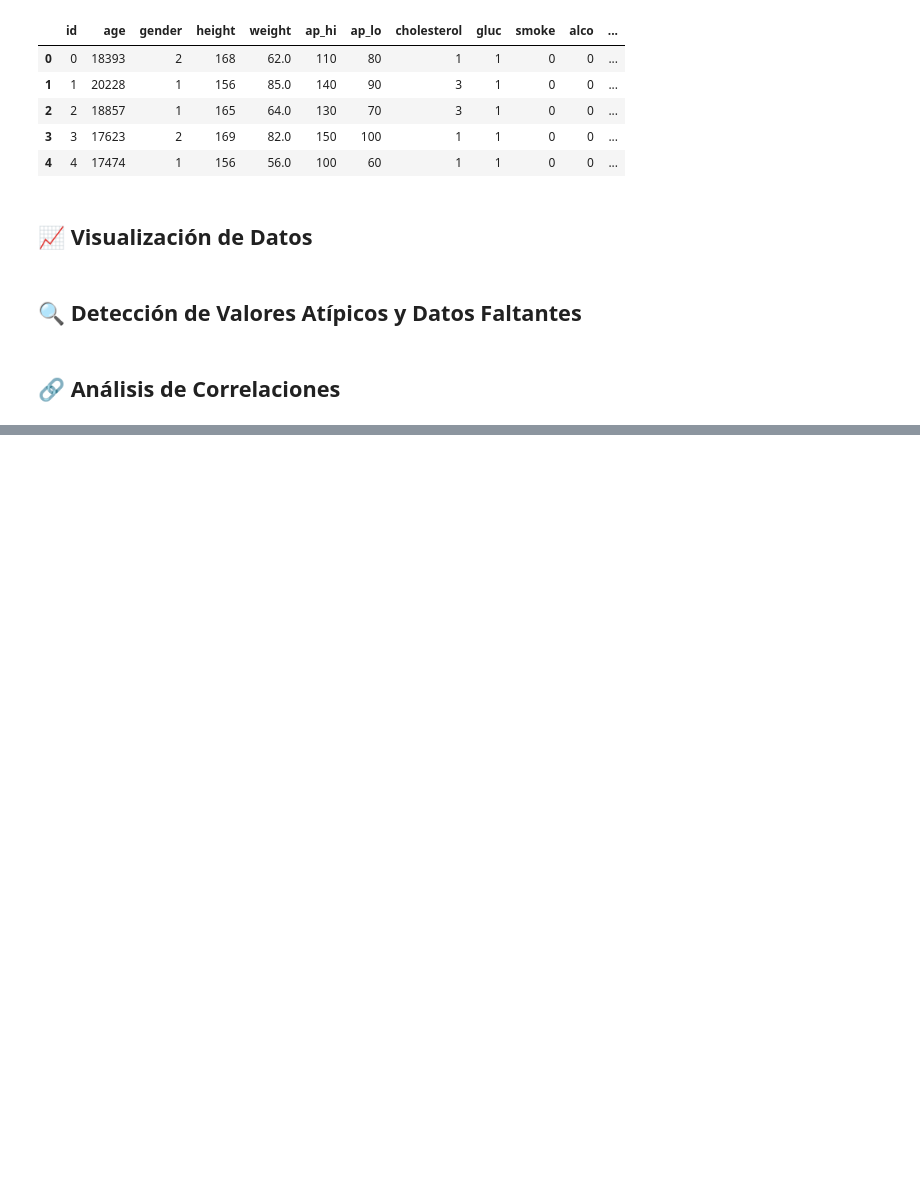
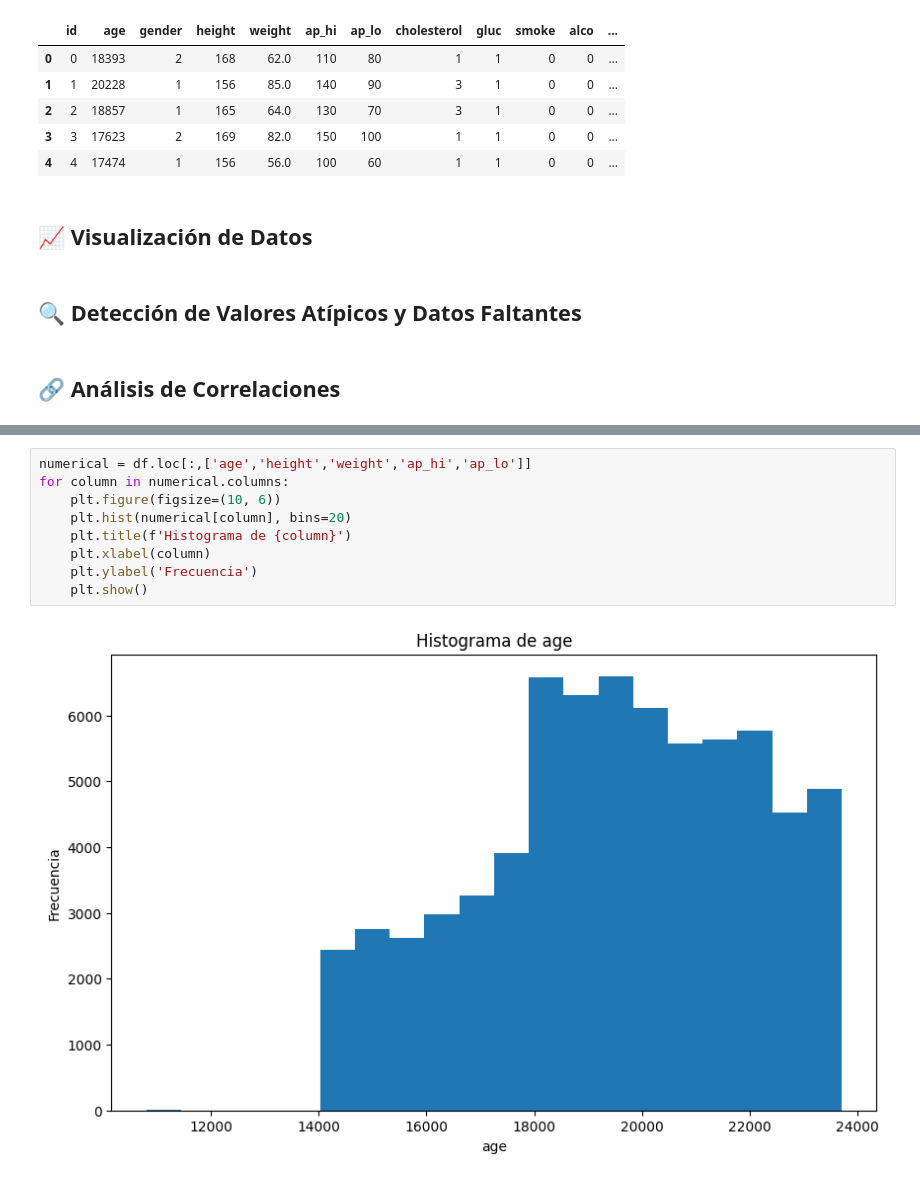
Before and after one commit to caroldvarela/ETL-1, a Jupyter notebook: notebooks/002_EDA.ipynb, the cells around one changed output, grey strips where cells are left out. Cells and saved outputs as stored; diff of their text form; blank space fills up the shorter version.

```diff
--- a/notebooks/002_EDA.ipynb
+++ b/notebooks/002_EDA.ipynb
@@ -75,0 +107,11 @@ df.head()
+# %%
+numerical = df.loc[:,['age','height','weight','ap_hi','ap_lo']]
+for column in numerical.columns:
+    plt.figure(figsize=(10, 6))
+    plt.hist(numerical[column], bins=20)
+    plt.title(f'Histograma de {column}')
+    plt.xlabel(column)
+    plt.ylabel('Frecuencia')
+    plt.show()
+# %% [output]
+[figure, added]
```
Also changed, not shown: parts of 16 cells of this notebook.
